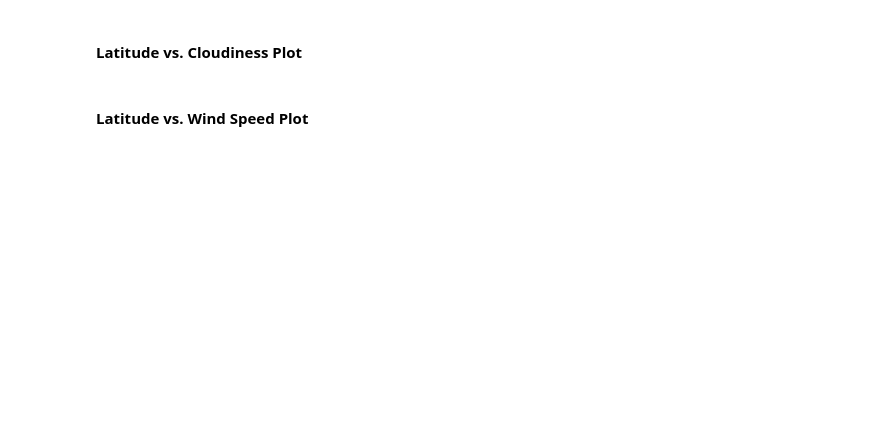
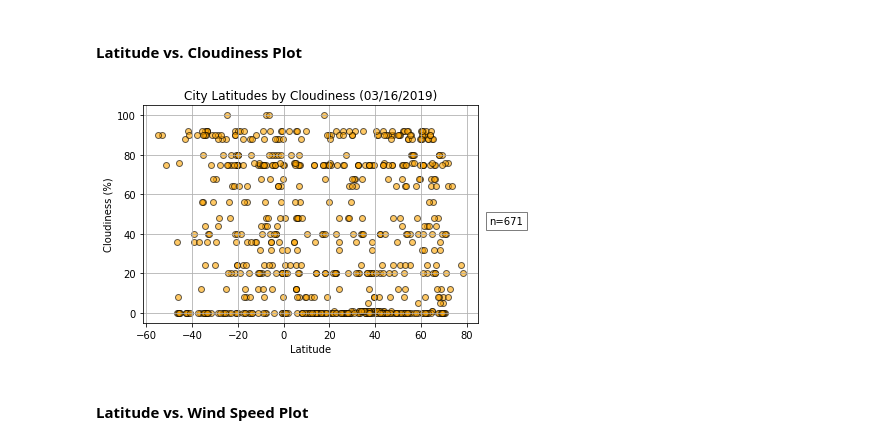
Before and after one commit to jchung243/homework-six-pythonapi, a Jupyter notebook: WeatherPy.ipynb, the cells around one changed output. Saved outputs shown, nothing was run; the diff lists cells and outputs as text; code cells hidden in the pictures; blank space fills up the shorter version.

```diff
--- a/WeatherPy.ipynb
+++ b/WeatherPy.ipynb
@@ -157,4 +175,16 @@ matplot.grid()
 # %% [markdown]
 #### Latitude vs. Cloudiness Plot
+# %%
+matplot.scatter(df['latitude'], df['cloudiness'], marker="o", facecolors="orange", edgecolors="black", alpha=0.6)
+matplot.xlabel('Latitude')
+matplot.ylabel('Cloudiness (%)')
+matplot.title(f'City Latitudes by Cloudiness ({time.strftime("%m/%d/%Y", time.gmtime(date))})')
+count = df['city_name'].count()
+matplot.text(90,45, (f'n={count}'), bbox=dict(facecolor='white', alpha=0.5))
+matplot.grid()
+matplot.savefig('images/jchung_hw6_fig3.png', bbox_inches="tight")
+matplot.show()
+# %% [output]
+[figure, added]
 # %% [markdown]
 #### Latitude vs. Wind Speed Plot
```
Also changed, not shown: parts of 8 cells of this notebook, 4 other files.
